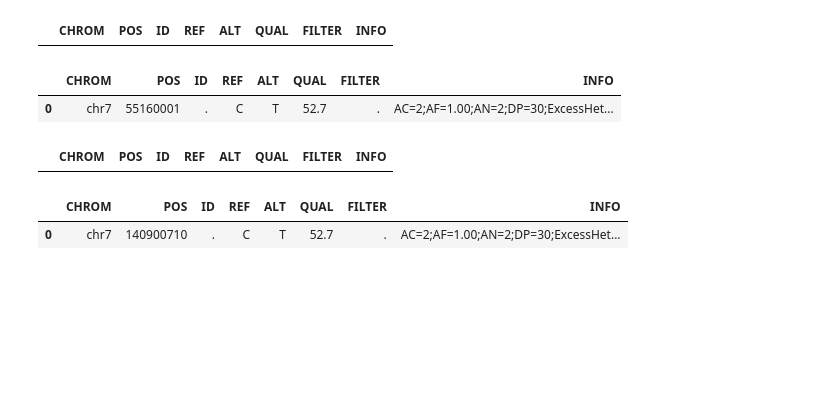
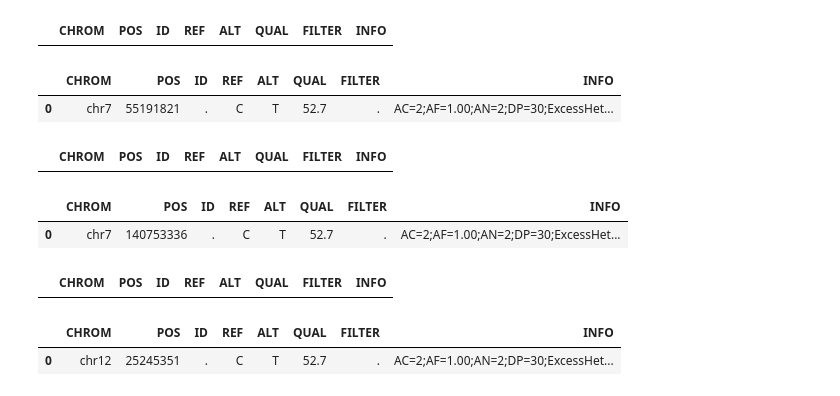
Before and after one commit to lincoln-harris/pyPackaging_scratch, a Jupyter notebook: vcf_test_write.ipynb, the cells around one changed output. Saved outputs shown, nothing was run; the diff lists cells and outputs as text; code cells hidden in the pictures; blank space fills up the shorter version.

Commit message:
added get_mutationcounts_table_confirmation

```diff
--- a/vcf_test_write.ipynb
+++ b/vcf_test_write.ipynb
@@ -55,9 +55,9 @@ egfr_mut
 |  | CHROM | POS | ID | REF | ALT | QUAL | FILTER | INFO |
 # %%
 info = 'AC=2;AF=1.00;AN=2;DP=30;ExcessHet=3.0103;FS=0.000;MLEAC=2;MLEAF=1.00;MQ=3.00;QD=26.37;SOR=2.303'
-egfr_mut = egfr_mut.append({'CHROM': 'chr7', 'POS': 55160001, 'ID': '.', 'REF': 'C', 'ALT': 'T', 'QUAL': 52.7, 'FILTER': '.', 'INFO': info}, ignore_index=True)
+egfr_mut = egfr_mut.append({'CHROM': 'chr7', 'POS': 55191821, 'ID': '.', 'REF': 'C', 'ALT': 'T', 'QUAL': 52.7, 'FILTER': '.', 'INFO': info}, ignore_index=True)
 egfr_mut
 # %% [output]
 |  | CHROM | POS | ID | REF | ALT | QUAL | FILTER | INFO |
-| 0 | chr7 | 55160001 | . | C | T | 52.7 | . | AC=2;AF=1.00;AN=2;DP=30;ExcessHet... |
+| 0 | chr7 | 55191821 | . | C | T | 52.7 | . | AC=2;AF=1.00;AN=2;DP=30;ExcessHet... |
 # %%
@@ -69,10 +69,22 @@ braf_mut
 |  | CHROM | POS | ID | REF | ALT | QUAL | FILTER | INFO |
 # %%
 info = 'AC=2;AF=1.00;AN=2;DP=30;ExcessHet=3.0103;FS=0.000;MLEAC=2;MLEAF=1.00;MQ=3.00;QD=26.37;SOR=2.303'
-braf_mut = braf_mut.append({'CHROM': 'chr7', 'POS': 140900710, 'ID': '.', 'REF': 'C', 'ALT': 'T', 'QUAL': 52.7, 'FILTER': '.', 'INFO': info}, ignore_index=True)
+braf_mut = braf_mut.append({'CHROM': 'chr7', 'POS': 140753336, 'ID': '.', 'REF': 'C', 'ALT': 'T', 'QUAL': 52.7, 'FILTER': '.', 'INFO': info}, ignore_index=True)
 braf_mut
 # %% [output]
 |  | CHROM | POS | ID | REF | ALT | QUAL | FILTER | INFO |
-| 0 | chr7 | 140900710 | . | C | T | 52.7 | . | AC=2;AF=1.00;AN=2;DP=30;ExcessHet... |
+| 0 | chr7 | 140753336 | . | C | T | 52.7 | . | AC=2;AF=1.00;AN=2;DP=30;ExcessHet... |
 # %%
 write_vcf(braf_mut, 'B1_1004.vcf')
+# %%
+kras_mut = pd.DataFrame(columns=['CHROM', 'POS', 'ID', 'REF', 'ALT', 'QUAL', 'FILTER', 'INFO'])
+kras_mut
+# %% [output]
+|  | CHROM | POS | ID | REF | ALT | QUAL | FILTER | INFO |
+# %%
+info = 'AC=2;AF=1.00;AN=2;DP=30;ExcessHet=3.0103;FS=0.000;MLEAC=2;MLEAF=1.00;MQ=3.00;QD=26.37;SOR=2.303'
+kras_mut = kras_mut.append({'CHROM': 'chr12', 'POS': 25245351, 'ID': '.', 'REF': 'C', 'ALT': 'T', 'QUAL': 52.7, 'FILTER': '.', 'INFO': info}, ignore_index=True)
+kras_mut
+# %% [output]
+|  | CHROM | POS | ID | REF | ALT | QUAL | FILTER | INFO |
+| 0 | chr12 | 25245351 | . | C | T | 52.7 | . | AC=2;AF=1.00;AN=2;DP=30;ExcessHet... |
```
Also changed, not shown: parts of 2 cells of this notebook, 13 other files.
